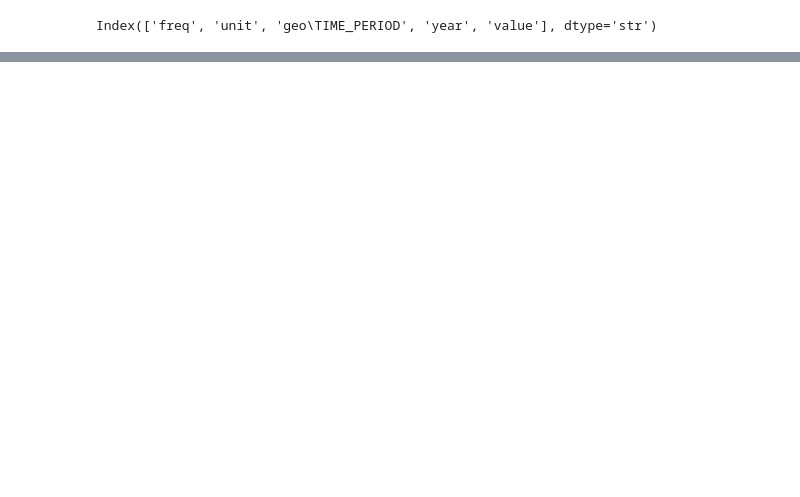
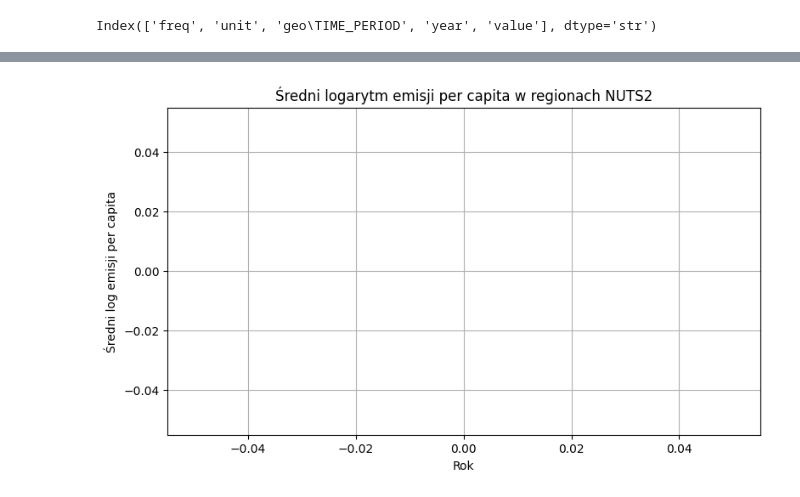
Before and after one commit to jjabuk/sgh-panele-projekt, a Jupyter notebook: main2.ipynb, the cells around one changed output, grey strips where cells are left out. Cells and saved outputs as stored; diff of their text form; code cells hidden in the pictures; blank space fills up the shorter version.

```diff
--- a/main2.ipynb
+++ b/main2.ipynb
@@ -331,0 +476,14 @@ NameError: name 'panel_emisje' is not defined
+# %%
+import matplotlib.pyplot as plt
+
+avg_year = panel_est.groupby("year", as_index=False)["log_emisje_pc"].mean()
+
+plt.figure(figsize=(9, 5))
+plt.plot(avg_year["year"], avg_year["log_emisje_pc"], marker="o")
+plt.title("Średni logarytm emisji per capita)
+plt.xlabel("Rok")
+plt.ylabel("Średni log emisji per capita")
+plt.grid(True)
+plt.show()
+# %% [output]
+[figure, added]
```
Also changed, not shown: parts of 9 cells of this notebook.
